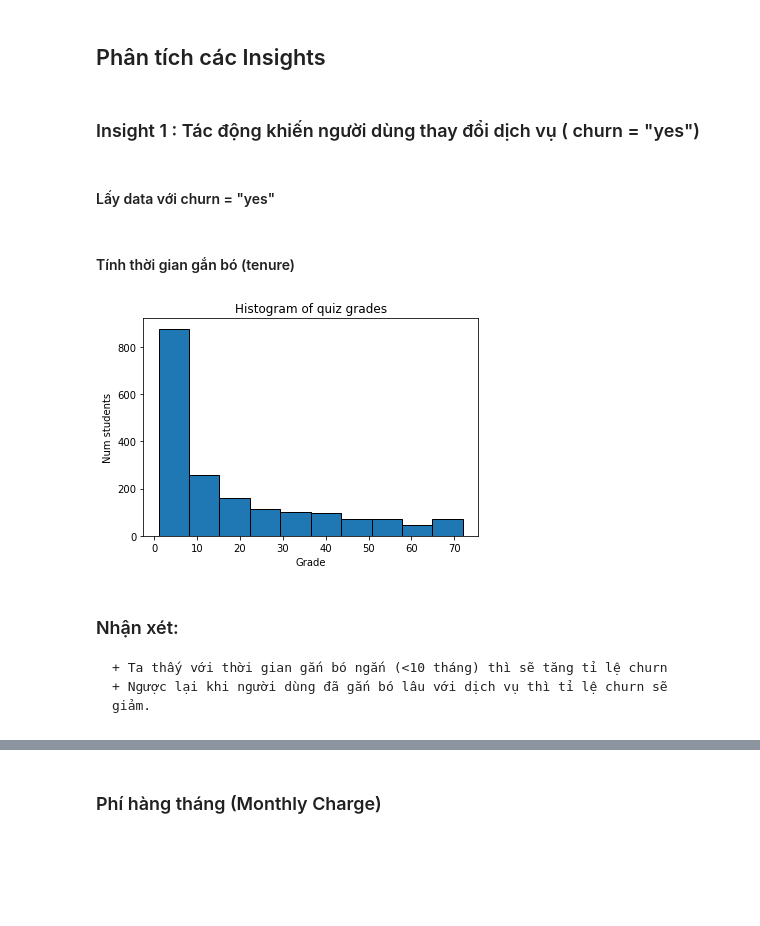
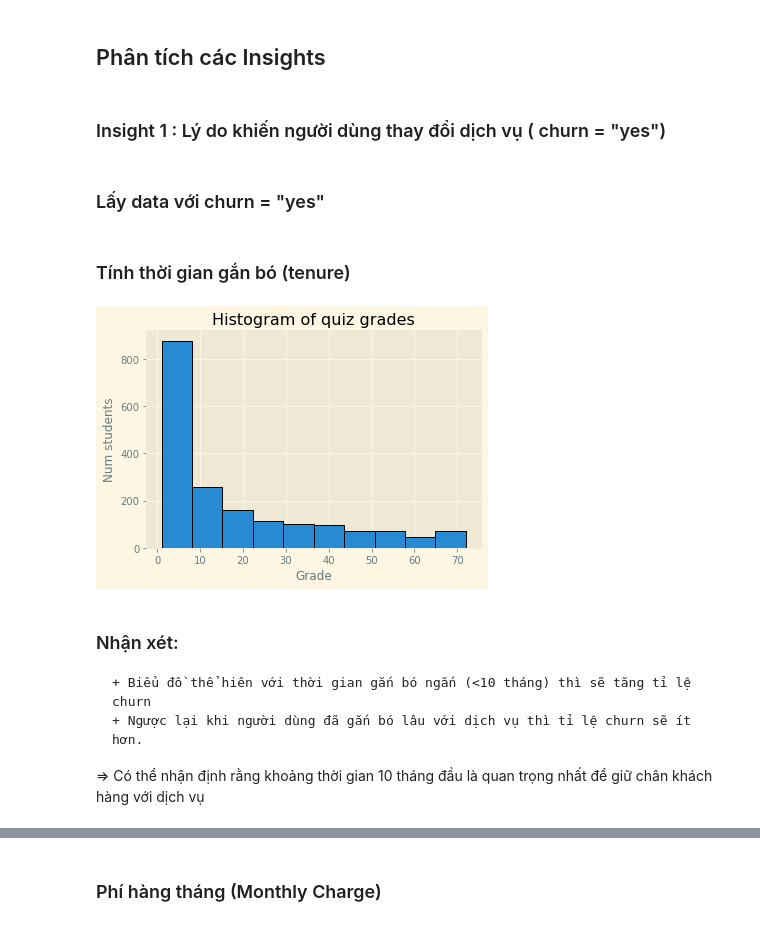
Before and after one commit to ptbminh1108/p4ds_lab_3, a Jupyter notebook: Telco_Customer_Churn.ipynb, the cells around one changed output, grey strips where cells are left out. Saved outputs shown, nothing was run; the diff lists cells and outputs as text; code cells hidden in the pictures; blank space fills up the shorter version.

Commit message:
final update for insight 1

```diff
--- a/Telco_Customer_Churn.ipynb
+++ b/Telco_Customer_Churn.ipynb
@@ -24,0 +20,2 @@ pd.set_option('display.max_columns', None)
+# %%
+plt.style.use('Solarize_Light2')
@@ -148,24 +184,23 @@ df[object_cols].agg([num_values, value_ratios])
 # %% [markdown]
 ## Phân tích các Insights
 # %% [markdown]
-### Insight 1 : Tác động khiến người dùng thay đổi dịch vụ ( churn = "yes")
+### Insight 1 : Lý do khiến người dùng thay đổi dịch vụ ( churn = "yes")
 # %% [markdown]
-#### Lấy data với churn = "yes"
+### Lấy data với churn = "yes"
 # %%
 churn_yes_df = df[df["Churn"] =='Yes']
 # %% [markdown]
-#### Tính thời gian gắn bó (tenure)
+### Tính thời gian gắn bó (tenure)
 # %%
-object_cols = churn_yes_df.select_dtypes(include = 'number').columns
-
 hist = plt.hist(churn_yes_df['tenure'],
                 edgecolor='black')
 plt.title('Histogram of quiz grades')
 plt.xlabel('Grade')
 plt.ylabel('Num students');
 # %% [output]
-[figure, old version]
+[figure, new version]
 # %% [markdown]
 ### Nhận xét:
-    + Ta thấy với thời gian gắn bó ngắn (<10 tháng) thì sẽ tăng tỉ lệ churn
-    + Ngược lại khi người dùng đã gắn bó lâu với dịch vụ thì tỉ lệ churn sẽ giảm.
+    + Biểu đồ thể hiên với thời gian gắn bó ngắn (<10 tháng) thì sẽ tăng tỉ lệ churn
+    + Ngược lại khi người dùng đã gắn bó lâu với dịch vụ thì tỉ lệ churn sẽ ít hơn.
+ => Có thể nhận định rằng khoảng thời gian 10 tháng đầu là quan trọng nhất để giữ chân khách hàng với dịch vụ
```
Also changed, not shown: parts of 46 cells of this notebook.
